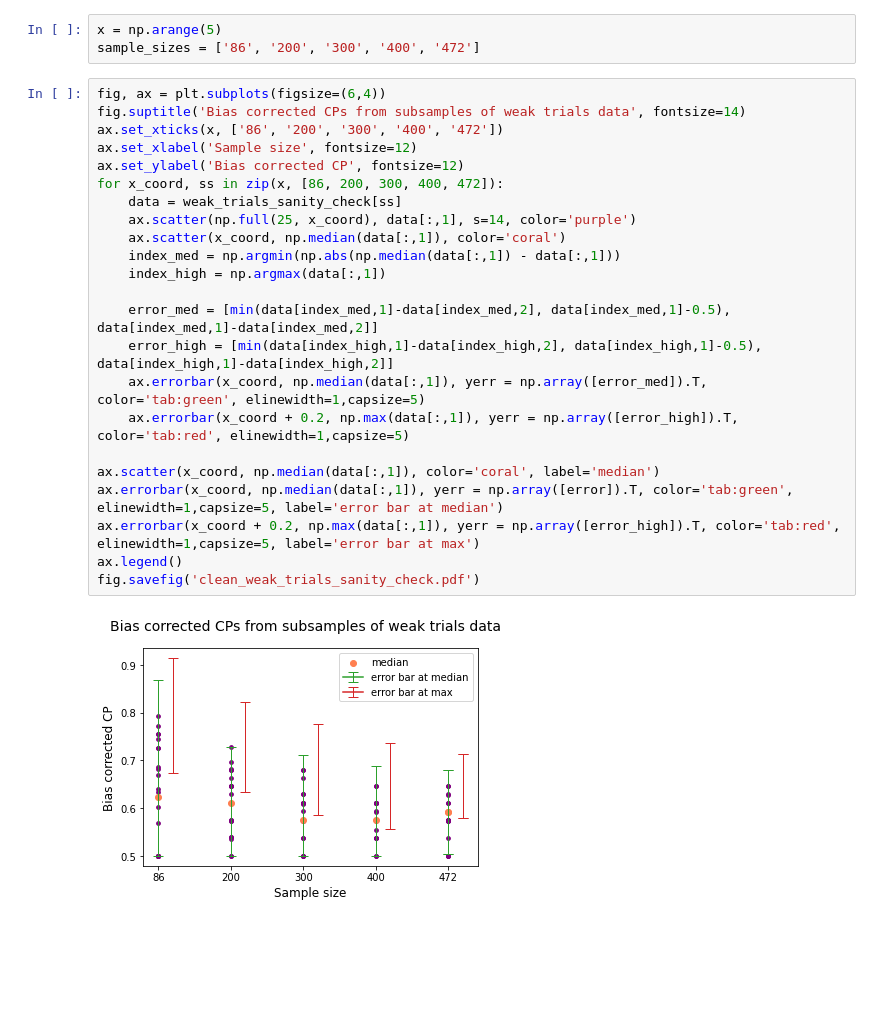
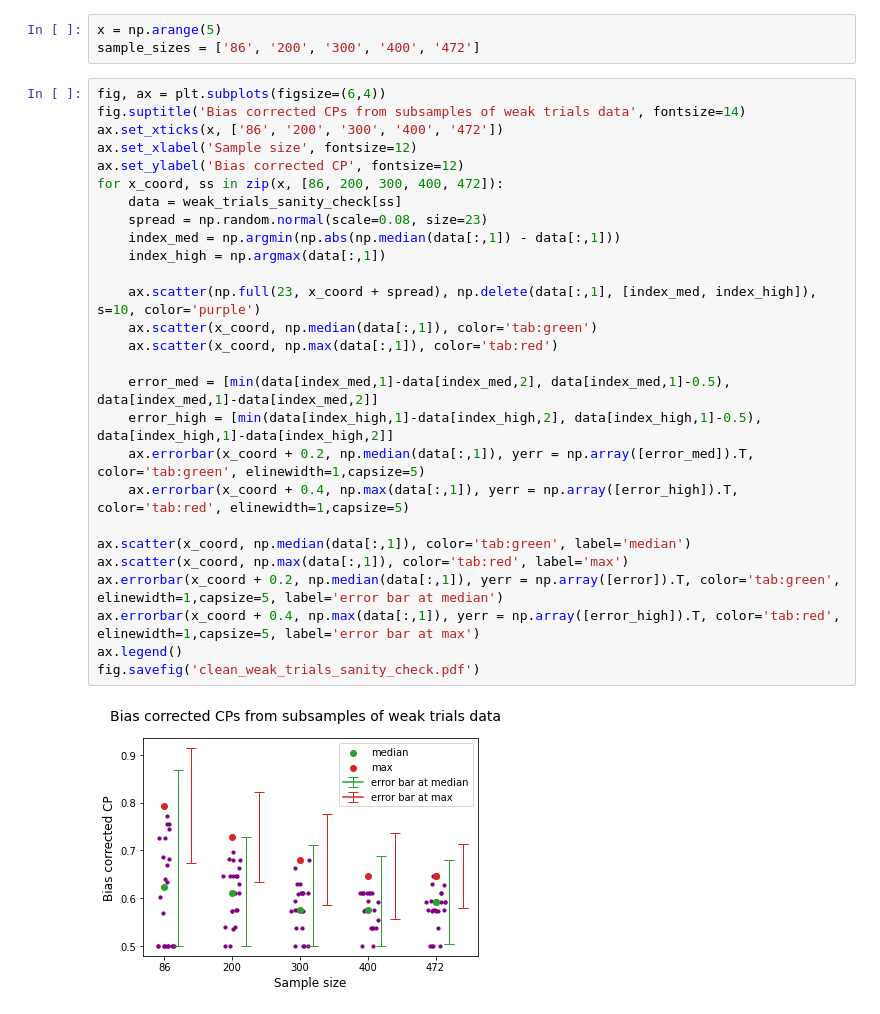
Before and after one commit to JianingF/POP-CP, a Jupyter notebook: POP-CP/clean_plots.ipynb, the cells around one changed output. Saved outputs shown, nothing was run; the diff lists cells and outputs as text; blank space fills up the shorter version.

```diff
--- a/POP-CP/clean_plots.ipynb
+++ b/POP-CP/clean_plots.ipynb
@@ -358,25 +498,29 @@ sample_sizes = ['86', '200', '300', '400', '472']
 # %%
 fig, ax = plt.subplots(figsize=(6,4))
 fig.suptitle('Bias corrected CPs from subsamples of weak trials data', fontsize=14)
 ax.set_xticks(x, ['86', '200', '300', '400', '472'])
 ax.set_xlabel('Sample size', fontsize=12)
 ax.set_ylabel('Bias corrected CP', fontsize=12)
 for x_coord, ss in zip(x, [86, 200, 300, 400, 472]):
     data = weak_trials_sanity_check[ss]
-    ax.scatter(np.full(25, x_coord), data[:,1], s=14, color='purple')
-    ax.scatter(x_coord, np.median(data[:,1]), color='coral')
+    spread = np.random.normal(scale=0.08, size=23)
     index_med = np.argmin(np.abs(np.median(data[:,1]) - data[:,1]))
     index_high = np.argmax(data[:,1])
 
+    ax.scatter(np.full(23, x_coord + spread), np.delete(data[:,1], [index_med, index_high]), s=10, color='purple')
+    ax.scatter(x_coord, np.median(data[:,1]), color='tab:green')
+    ax.scatter(x_coord, np.max(data[:,1]), color='tab:red')
+
     error_med = [min(data[index_med,1]-data[index_med,2], data[index_med,1]-0.5), data[index_med,1]-data[index_med,2]]
     error_high = [min(data[index_high,1]-data[index_high,2], data[index_high,1]-0.5), data[index_high,1]-data[index_high,2]]
-    ax.errorbar(x_coord, np.median(data[:,1]), yerr = np.array([error_med]).T, color='tab:green', elinewidth=1,capsize=5)
-    ax.errorbar(x_coord + 0.2, np.max(data[:,1]), yerr = np.array([error_high]).T, color='tab:red', elinewidth=1,capsize=5)
+    ax.errorbar(x_coord + 0.2, np.median(data[:,1]), yerr = np.array([error_med]).T, color='tab:green', elinewidth=1,capsize=5)
+    ax.errorbar(x_coord + 0.4, np.max(data[:,1]), yerr = np.array([error_high]).T, color='tab:red', elinewidth=1,capsize=5)
 
-ax.scatter(x_coord, np.median(data[:,1]), color='coral', label='median')
-ax.errorbar(x_coord, np.median(data[:,1]), yerr = np.array([error]).T, color='tab:green', elinewidth=1,capsize=5, label='error bar at median')
-ax.errorbar(x_coord + 0.2, np.max(data[:,1]), yerr = np.array([error_high]).T, color='tab:red', elinewidth=1,capsize=5, label='error bar at max')
+ax.scatter(x_coord, np.median(data[:,1]), color='tab:green', label='median')
+ax.scatter(x_coord, np.max(data[:,1]), color='tab:red', label='max')
+ax.errorbar(x_coord + 0.2, np.median(data[:,1]), yerr = np.array([error]).T, color='tab:green', elinewidth=1,capsize=5, label='error bar at median')
+ax.errorbar(x_coord + 0.4, np.max(data[:,1]), yerr = np.array([error_high]).T, color='tab:red', elinewidth=1,capsize=5, label='error bar at max')
 ax.legend()
 fig.savefig('clean_weak_trials_sanity_check.pdf')
 # %% [output]
-[figure, old version]
+[figure, new version]
```
Also changed, not shown: parts of 8 cells of this notebook, 1 other file.
